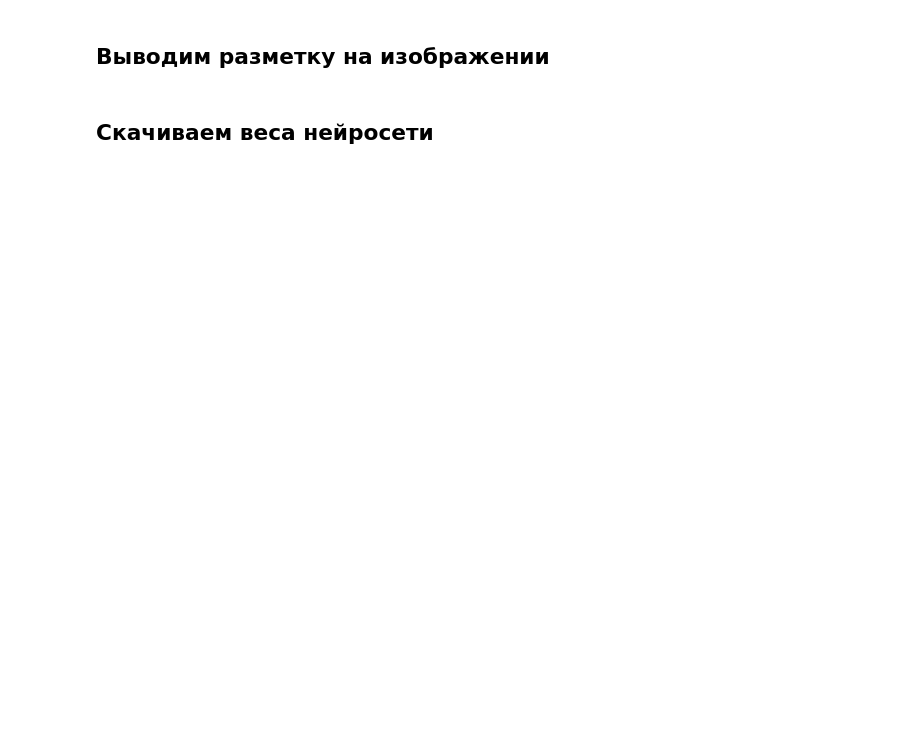
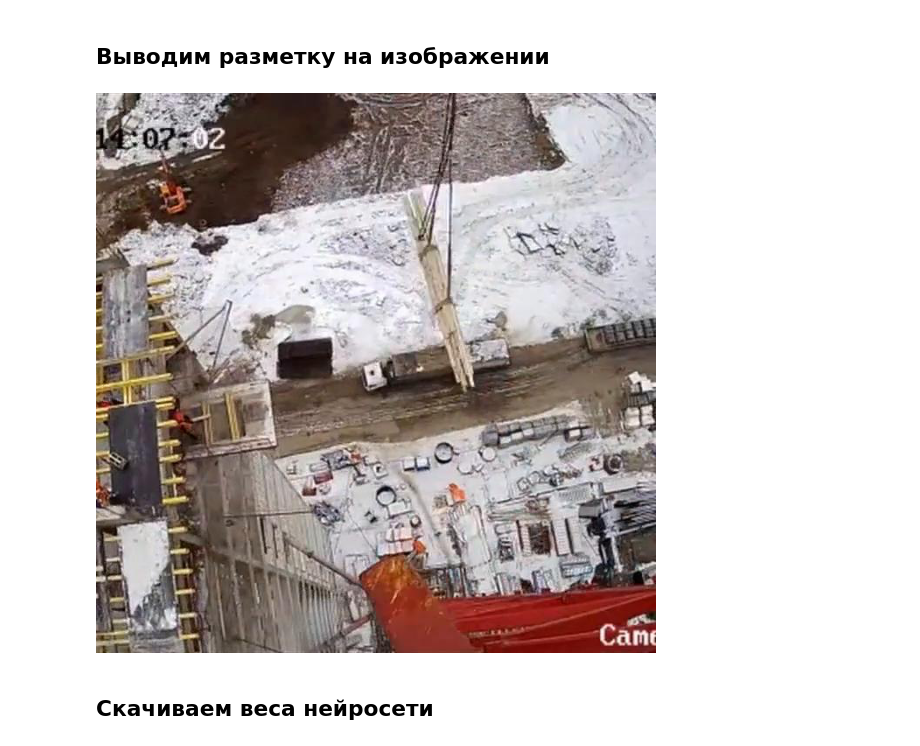
Before and after one commit to BaxLi/AI-Crane, a Jupyter notebook: AI_Crane.ipynb, the cells around one changed output. Saved outputs shown, nothing was run; the diff lists cells and outputs as text; code cells hidden in the pictures; blank space fills up the shorter version.

```diff
--- a/AI_Crane.ipynb
+++ b/AI_Crane.ipynb
@@ -7,3 +19,6 @@ files.upload() #Загружаем архив с датасетом YOLOdataset.
+# %%
+datasetPath='/content/yolo8_dataset/v01'
+datasetYAMLFile=os.path.join(datasetPath, 'data_custom.yaml')
 # %% [markdown]
 ## Загрузка REPO
 # %%
@@ -39,6 +166,10 @@ def show_predict(image_path, result):
         class_index = int(result[i, -1].detach().item())
         draw_image.rectangle(result[i, :4].detach().numpy(), outline=colors_list[class_index], width=5)
     return image
+# %%
+show_predict(os.path.join(datasetPath,'val/images/25.jpg'), result)
+# %% [output]
+[figure, added]
 # %% [markdown]
 ## Скачиваем веса нейросети
 # %%
```
Also changed, not shown: parts of 18 cells of this notebook.
